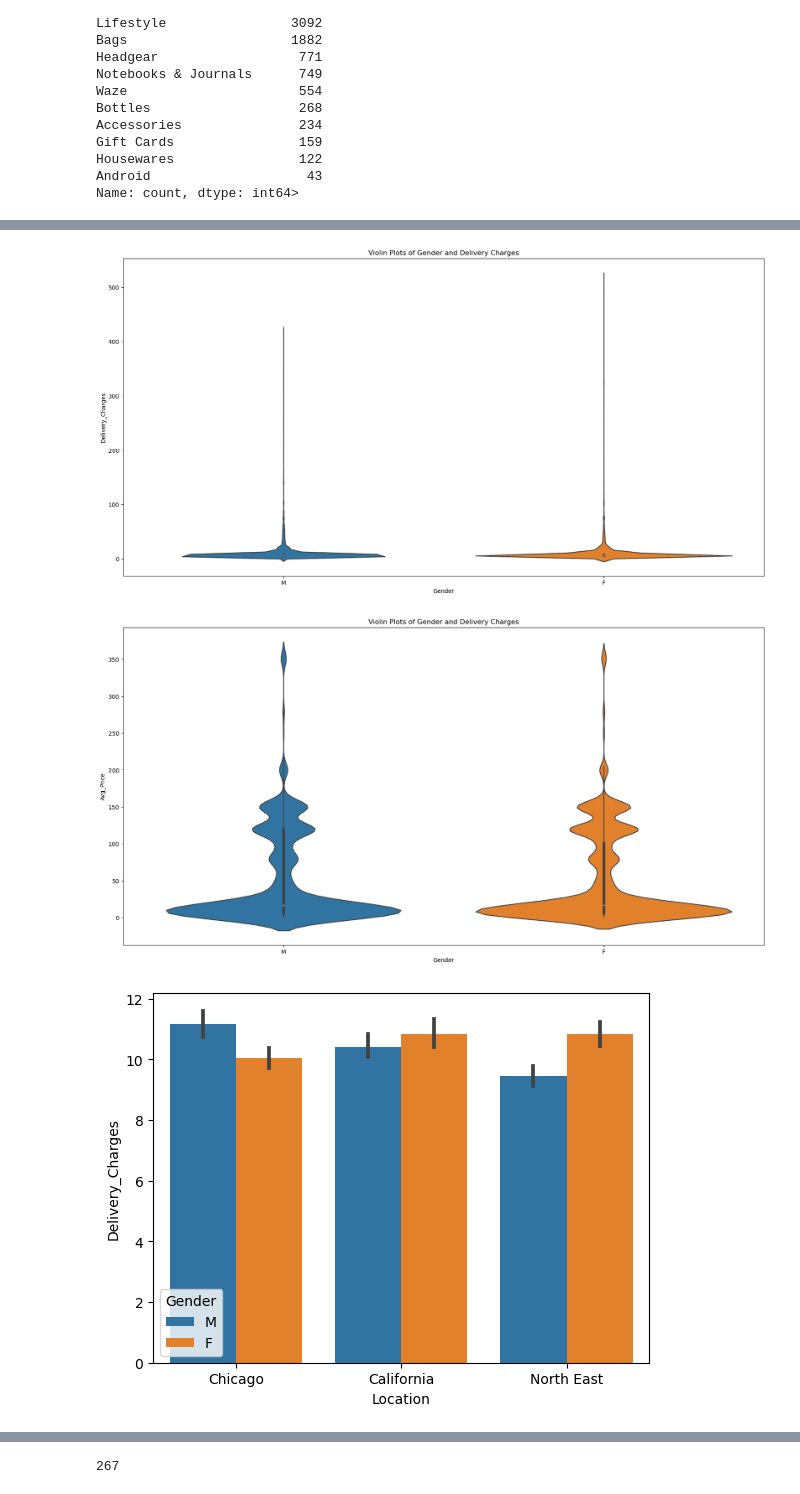
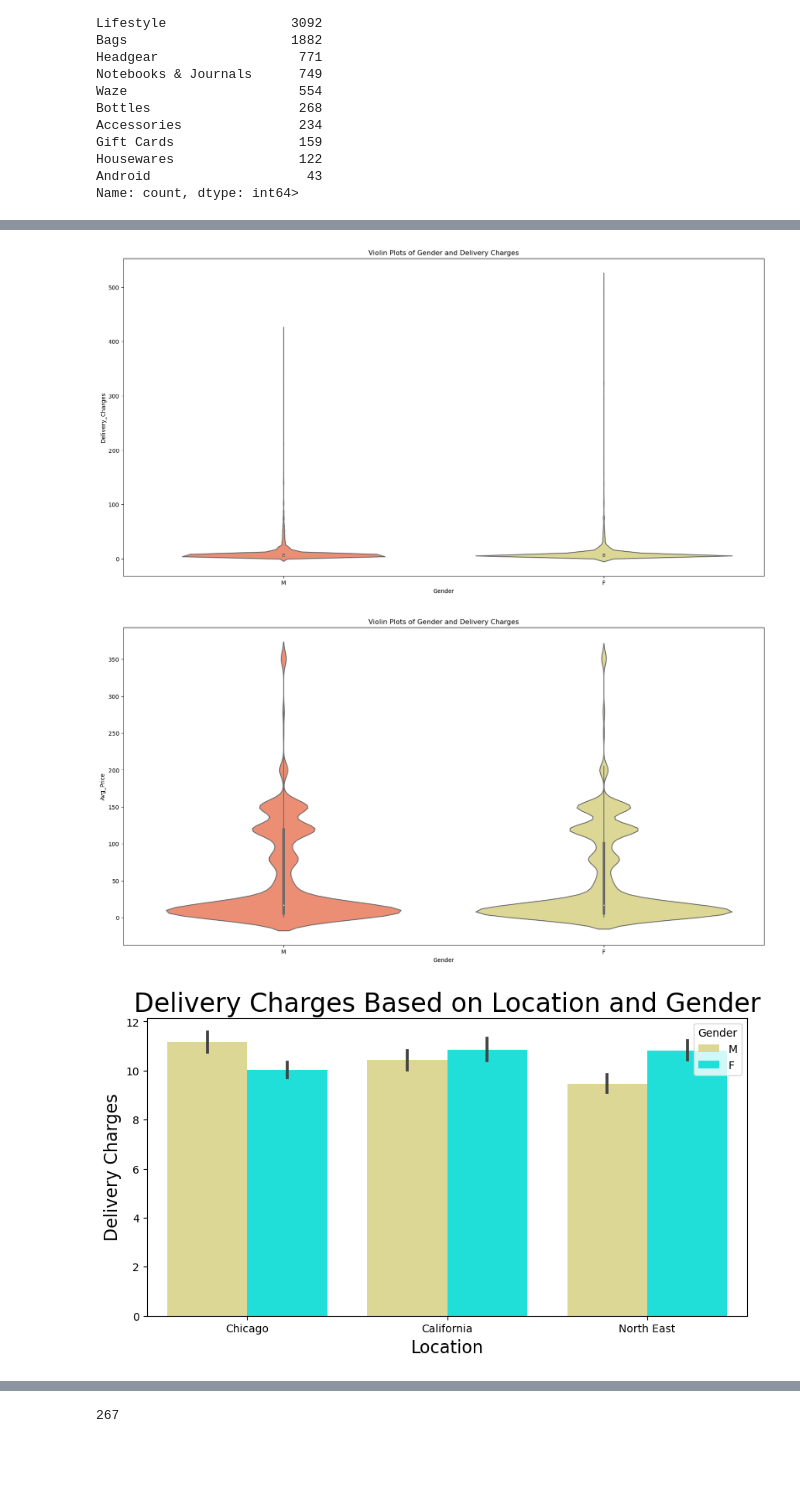
Before and after one commit to BreJyles/Project_1_group7, a Jupyter notebook: sam_work/project_1_code_sam.ipynb, the cells around one changed output, grey strips where cells are left out. Cells and saved outputs as stored; diff of their text form; code cells hidden in the pictures; blank space fills up the shorter version.

Commit message:
graphs

```diff
--- a/sam_work/project_1_code_sam.ipynb
+++ b/sam_work/project_1_code_sam.ipynb
@@ -6,6 +6,9 @@ import numpy as np
 import scipy.stats as st
 from scipy.stats import linregress
 import seaborn as sns
+# %%
+project_colors = ["#FF8360","#E8E288","#7DCE82","#3CDBD3","#00FFF5"]
+sns.set_palette(project_colors)
 # %%
 #loading the data
 online_shopping_path = "../starter_code/online_shopping.csv"
@@ -341,7 +364,7 @@ sns.violinplot(data=clean_shopping_df, x="Gender", y="Delivery_Charges")
 plt.title("Violin Plots of Gender and Delivery Charges")
 plt.show()
 # %% [output]
-[figure, old version]
+[figure, new version]
 # %%
 # distribution
 plt.figure(figsize=(20, 10))
@@ -349,14 +372,23 @@ sns.violinplot(data=clean_shopping_df, x="Gender", y="Avg_Price")
 plt.title("Violin Plots of Gender and Delivery Charges")
 plt.show()
 # %% [output]
-[figure, old version]
+[figure, new version]
 # %%
 # clean_shopping_df  = sns.clean_shopping_df('Shopping')
+project_colors = ["#E8E288", "#00FFF5"]
+sns.set_palette(project_colors)
+# class v / s fare barplot
+fig, ax = plt.subplots(figsize = ( 10, 5))
+sns.barplot(ax=ax, x = 'Location', y = 'Delivery_Charges', hue = 'Gender', data = clean_shopping_df)
+# # Set label for x-axis
+ax.set_xlabel( "Location" , size = 16)
 
-# class v / s fare barplot
-sns.barplot(x = 'Location', y = 'Delivery_Charges', hue = 'Gender', data = clean_shopping_df)
+# Set label for y-axis
+ax.set_ylabel( "Delivery Charges" , size = 16)
 
+# Set title for plot
+ax.set_title( "Delivery Charges Based on Location and Gender" , size = 24 )
 # Show the plot
 plt.show()
 # %% [output]
-[figure, old version]
+[figure, new version]
```
Also changed, not shown: parts of 9 cells of this notebook.
